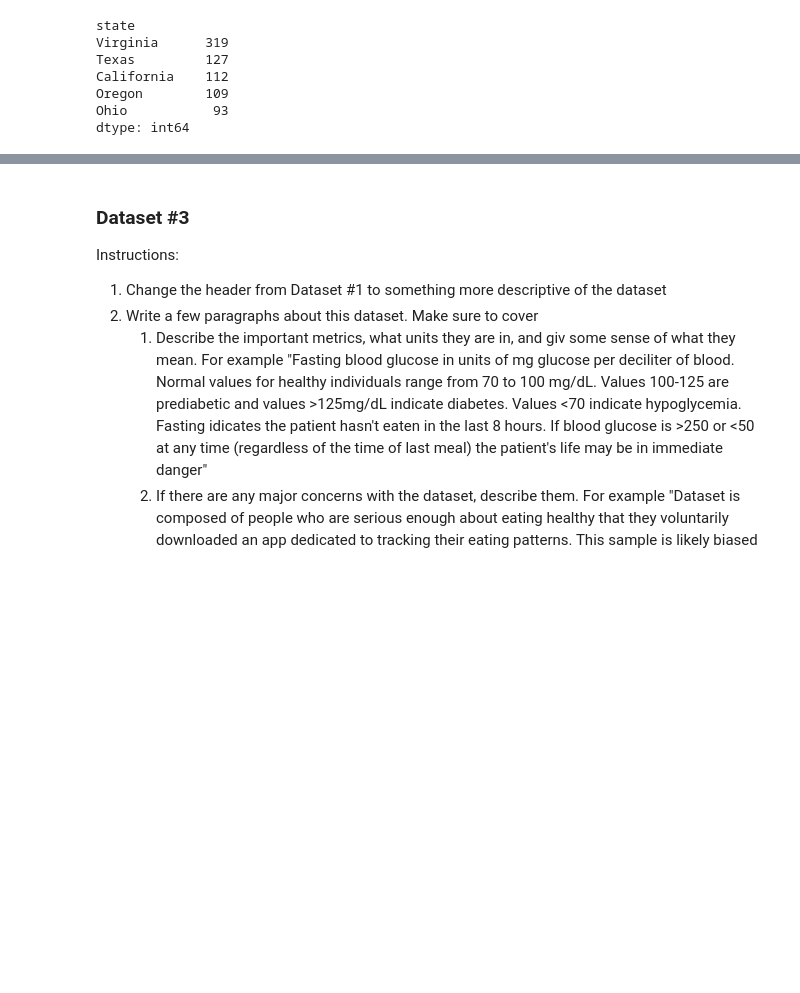
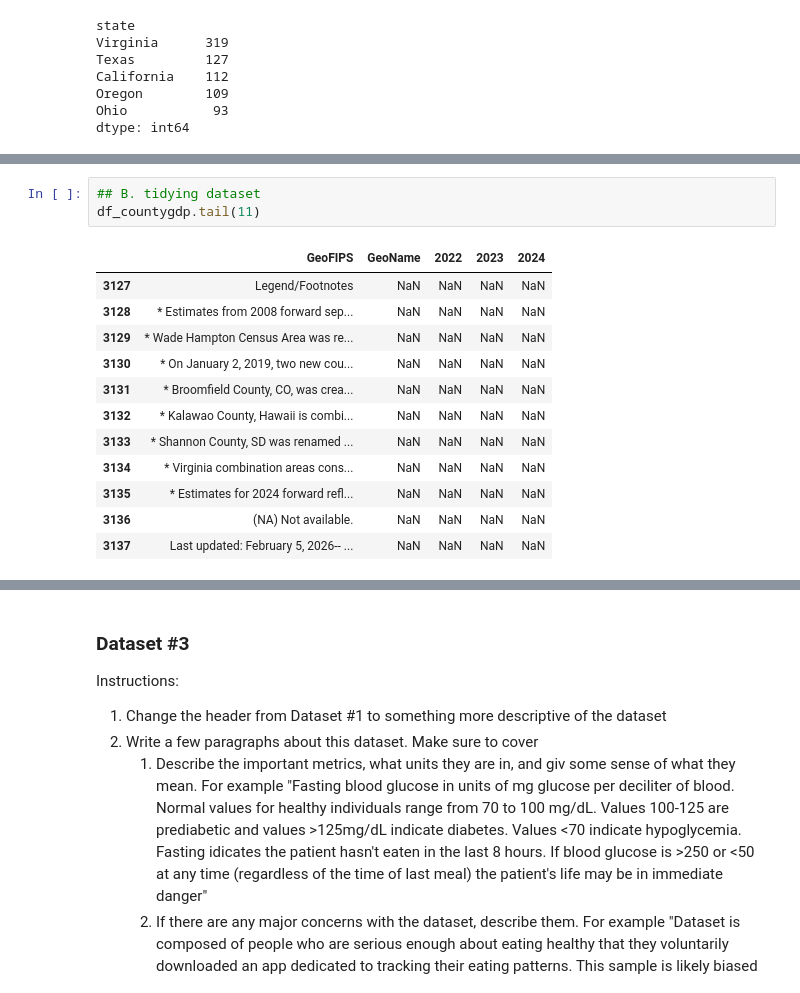
Before and after one commit to COGS108/Group147_WI26, a Jupyter notebook: 01-DataCheckpoint.ipynb, the cells around one changed output, grey strips where cells are left out. Saved outputs shown, nothing was run; the diff lists cells and outputs as text; blank space fills up the shorter version.

```diff
--- a/01-DataCheckpoint.ipynb
+++ b/01-DataCheckpoint.ipynb
@@ -229,0 +294,16 @@ Please note that you can always keep adding more datasets in the future if these
+# %%
+## B. tidying dataset
+df_countygdp.tail(11)
+# %% [output]
+|  | GeoFIPS | GeoName | 2022 | 2023 | 2024 |
+| 3127 | Legend/Footnotes | NaN | NaN | NaN | NaN |
+| 3128 | * Estimates from 2008 forward sep... | NaN | NaN | NaN | NaN |
+| 3129 | * Wade Hampton Census Area was re... | NaN | NaN | NaN | NaN |
+| 3130 | * On January 2, 2019, two new cou... | NaN | NaN | NaN | NaN |
+| 3131 | * Broomfield County, CO, was crea... | NaN | NaN | NaN | NaN |
+| 3132 | * Kalawao County, Hawaii is combi... | NaN | NaN | NaN | NaN |
+| 3133 | * Shannon County, SD was renamed ... | NaN | NaN | NaN | NaN |
+| 3134 | * Virginia combination areas cons... | NaN | NaN | NaN | NaN |
+| 3135 | * Estimates for 2024 forward refl... | NaN | NaN | NaN | NaN |
+| 3136 | (NA) Not available. | NaN | NaN | NaN | NaN |
+| 3137 | Last updated: February 5, 2026-- ... | NaN | NaN | NaN | NaN |
```
Also changed, not shown: parts of 25 cells of this notebook.
